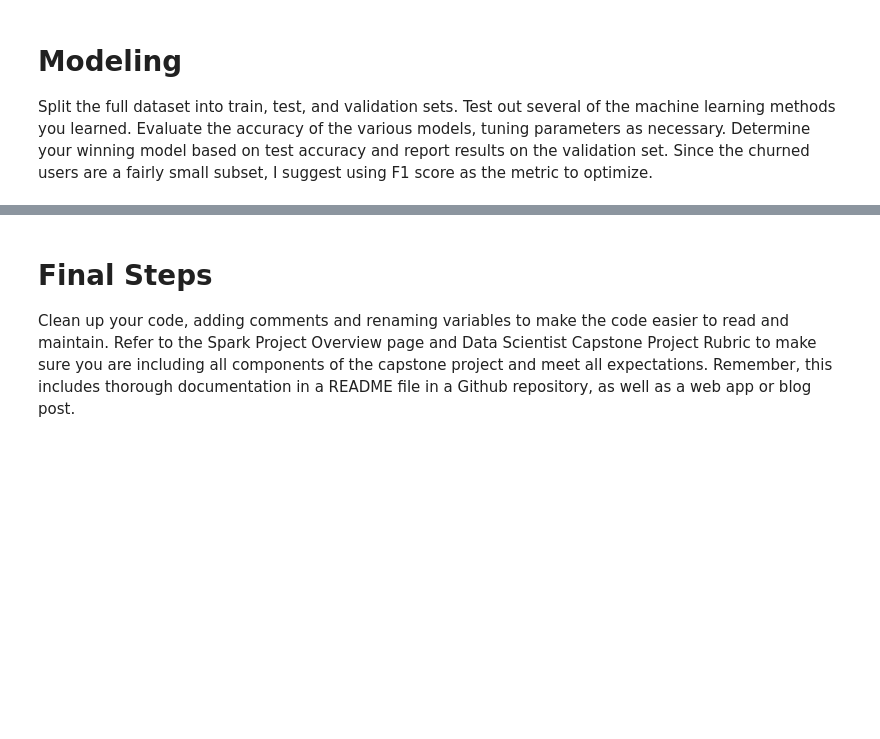
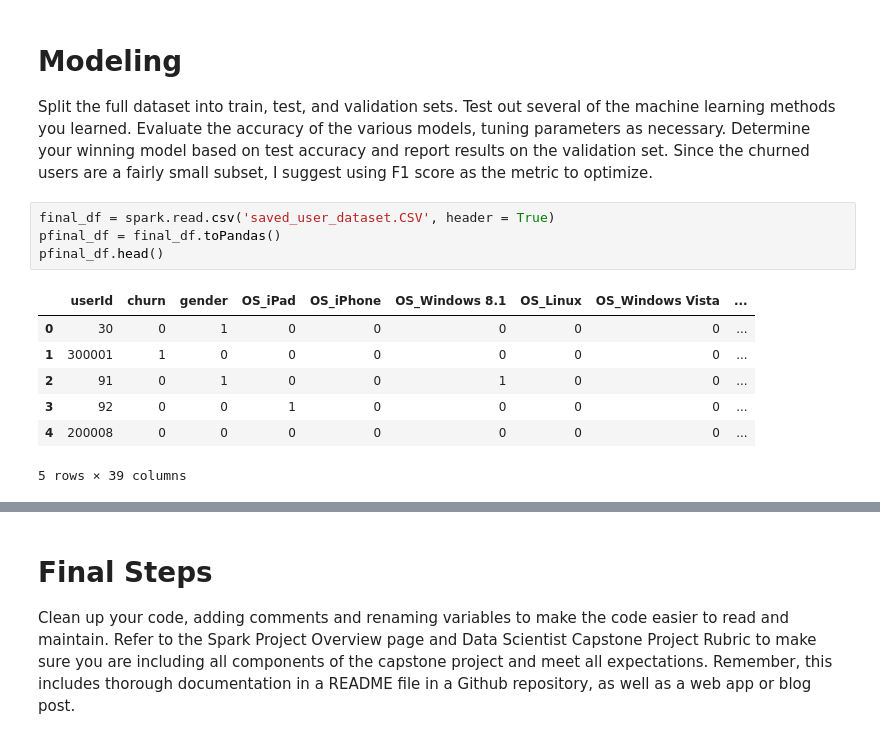
Before and after one commit to drnesr/Sparkify, a Jupyter notebook: Sparkify.ipynb, the cells around one changed output, grey strips where cells are left out. Saved outputs shown, nothing was run; the diff lists cells and outputs as text; blank space fills up the shorter version.

```diff
--- a/Sparkify.ipynb
+++ b/Sparkify.ipynb
@@ -1007,3 +1007,15 @@ final_dfp.to_csv('saved_user_dataset_pd.CSV', index=False)
 # %% [markdown]
 # Modeling
 Split the full dataset into train, test, and validation sets. Test out several of the machine learning methods you learned. Evaluate the accuracy of the various models, tuning parameters as necessary. Determine your winning model based on test accuracy and report results on the validation set. Since the churned users are a fairly small subset, I suggest using F1 score as the metric to optimize.
+# %%
+final_df = spark.read.csv('saved_user_dataset.CSV', header = True)
+pfinal_df = final_df.toPandas()
+pfinal_df.head()
+# %% [output]
+|  | userId | churn | gender | OS_iPad | OS_iPhone | OS_Windows 8.1 | OS_Linux | OS_Windows Vista | ... |
+| 0 | 30 | 0 | 1 | 0 | 0 | 0 | 0 | 0 | ... |
+| 1 | 300001 | 1 | 0 | 0 | 0 | 0 | 0 | 0 | ... |
+| 2 | 91 | 0 | 1 | 0 | 0 | 1 | 0 | 0 | ... |
+| 3 | 92 | 0 | 0 | 1 | 0 | 0 | 0 | 0 | ... |
+| 4 | 200008 | 0 | 0 | 0 | 0 | 0 | 0 | 0 | ... |
+5 rows × 39 columns
```
Also changed, not shown: parts of 9 cells of this notebook.
